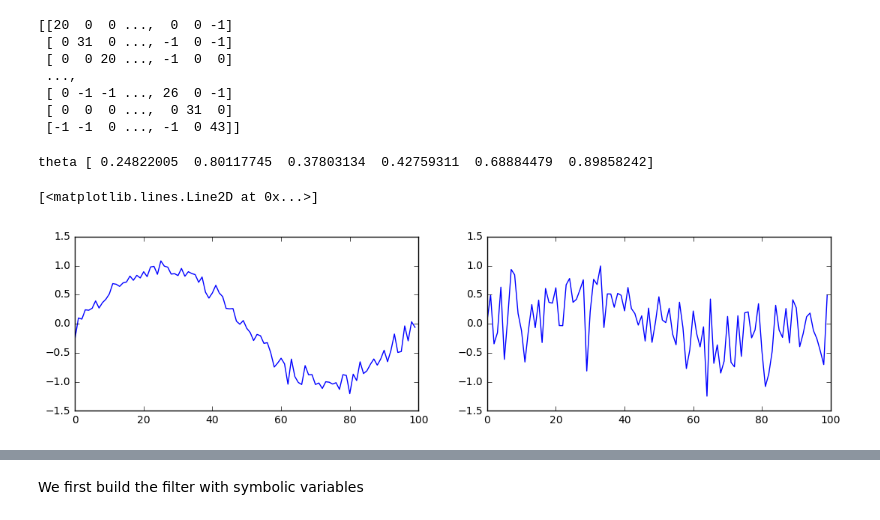
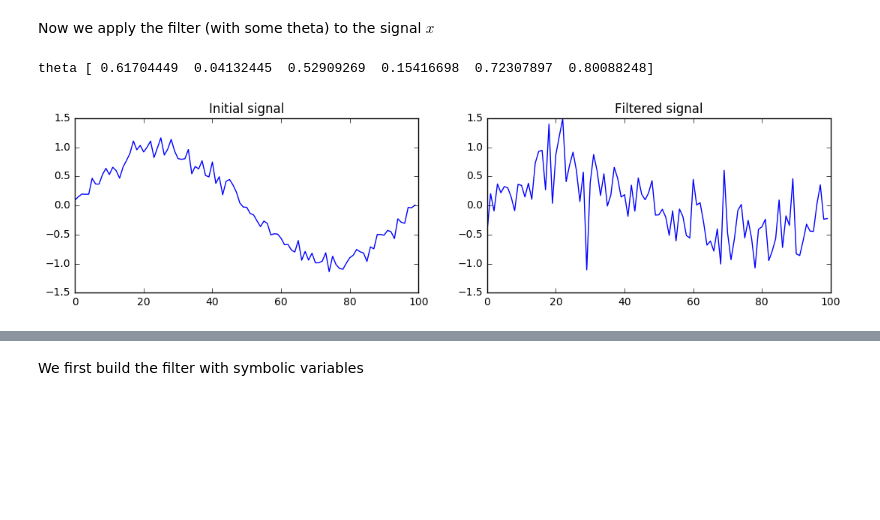
Before and after one commit to ctiennot/graphConvNet, a Jupyter notebook: drafts/localized_filter_learnt_by_GD.ipynb, the cells around one changed output, grey strips where cells are left out. Drawn from its saved outputs; the diff is of its cells as text; code cells hidden in the pictures; blank space fills up the shorter version.

Commit message:
Cleaned filter notebook + questions

```diff
--- a/drafts/localized_filter_learnt_by_GD.ipynb
+++ b/drafts/localized_filter_learnt_by_GD.ipynb
@@ -64,11 +64,0 @@ print(W)
-# %%
-L = np.diag(sum(W)) - W
-print(L)
-# %% [output]
-[[20  0  0 ...,  0  0 -1]
- [ 0 31  0 ..., -1  0 -1]
- [ 0  0 20 ..., -1  0  0]
- ...,
- [ 0 -1 -1 ..., 26  0 -1]
- [ 0  0  0 ...,  0 31  0]
- [-1 -1  0 ..., -1  0 43]]
@@ -77,13 +65,22 @@ x = np.sin(2 * np.pi * np.linspace(0, 1, n)) + np.random.normal(0, 0.1, n)
+# %% [markdown]
+Now we apply the filter (with some theta) to the signal $x$
+# %%
+theta = np.random.rand(6)  # chose some filter parameters at random
+print("theta", theta)
+# %% [output]
+theta [ 0.61704449  0.04132445  0.52909269  0.15416698  0.72307897  0.80088248]
 # %%
 fig = plt.figure(figsize=(13, 3))
+
 ax1 = fig.add_subplot(1, 2, 1)
 ax2 = fig.add_subplot(1, 2, 2, sharey=ax1)
 
 ax1.plot(x)
-theta = np.random.rand(6)
-print("theta", theta)
+ax1.set_title("Initial signal")
+
 ax2.plot(fast_filter(x, theta, L))
+ax2.set_title("Filtered signal")
+
+plt.show()
 # %% [output]
-theta [ 0.24822005  0.80117745  0.37803134  0.42759311  0.68884479  0.89858242]
-[<matplotlib.lines.Line2D at 0x...>]
-[figure, old version]
+[figure, new version]
```
Also changed, not shown: parts of 38 cells of this notebook, 1 other file.
